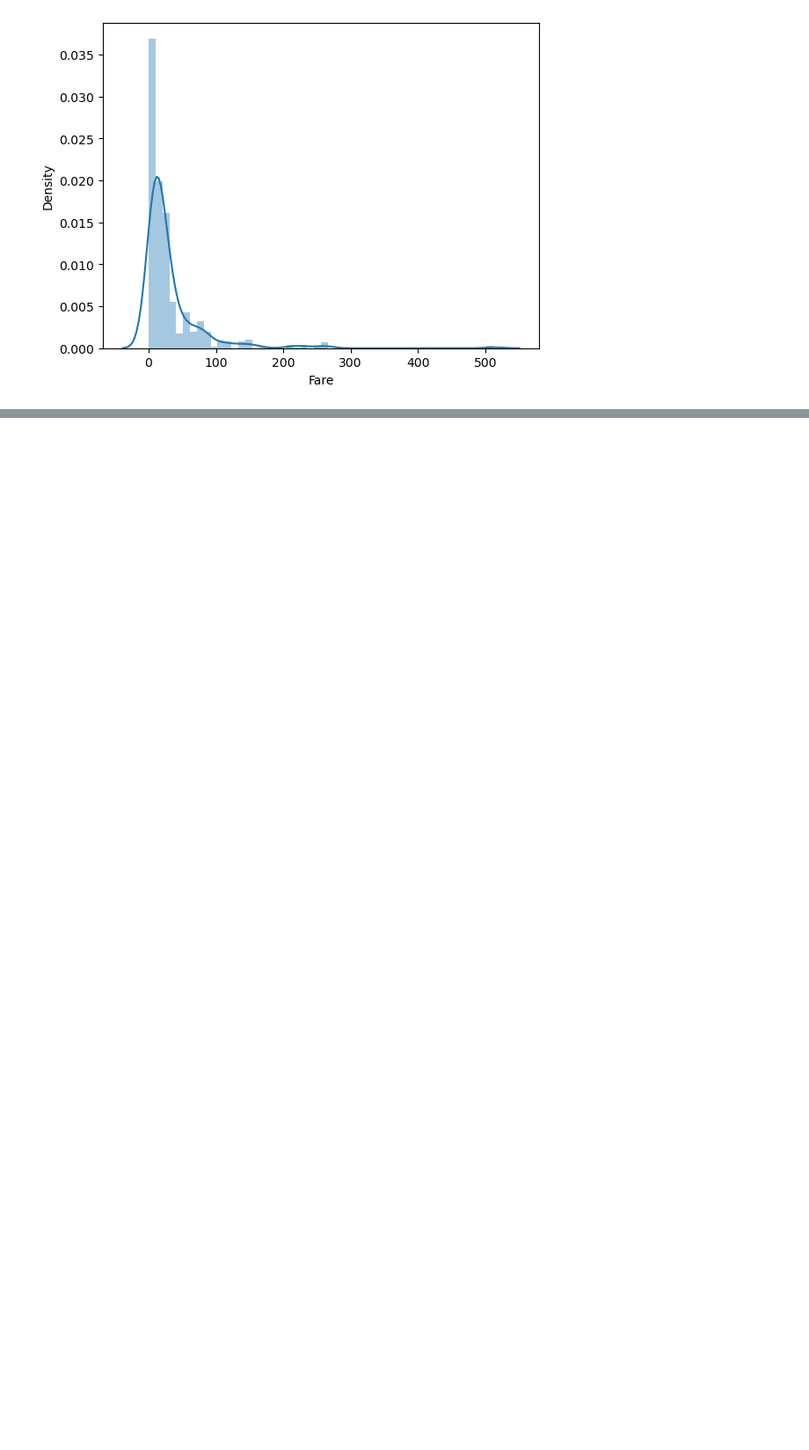
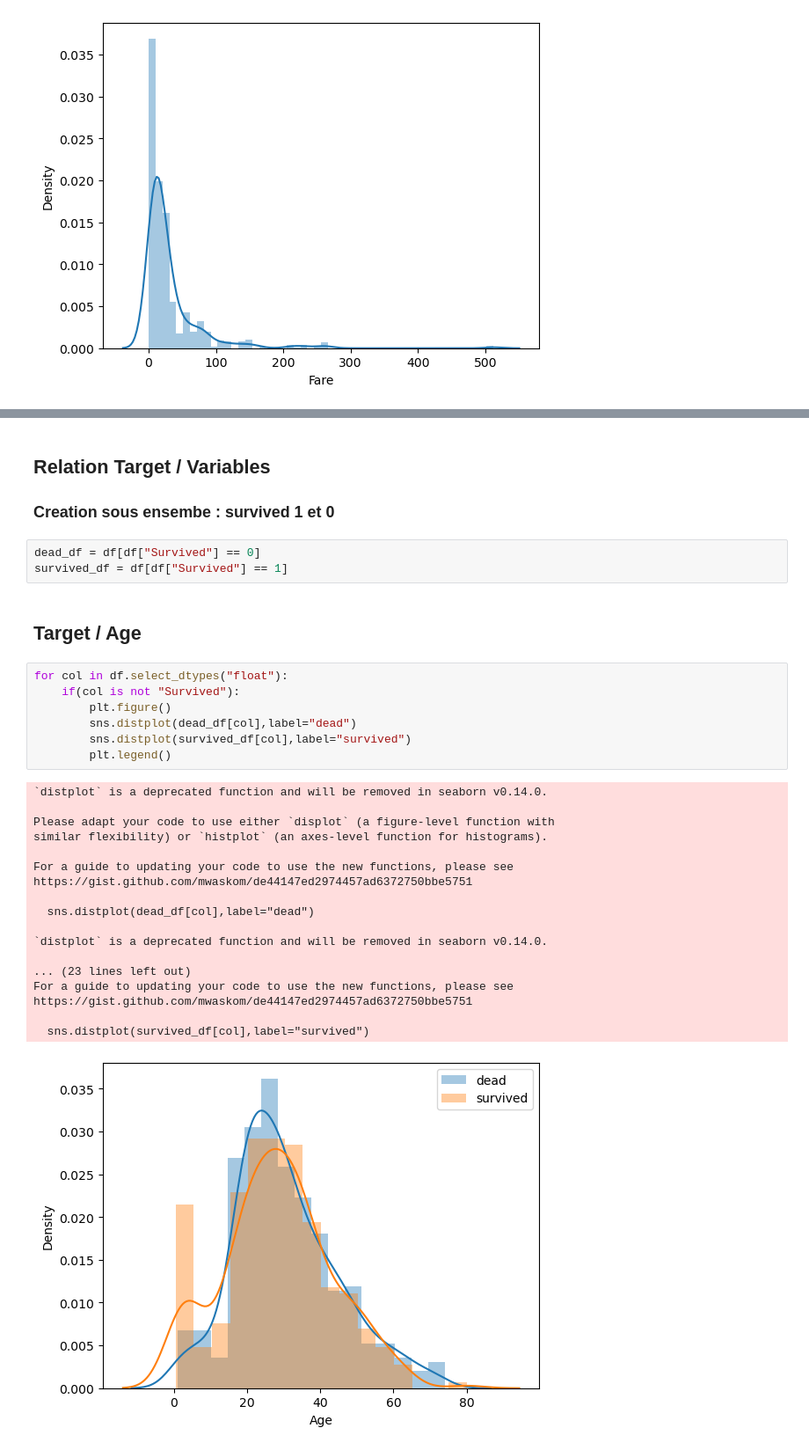
Before and after one commit to GhosTHaise/ml-titanic, a Jupyter notebook: EDA.ipynb, the cells around one changed output, grey strips where cells are left out. Shown at 88% size. Cells and saved outputs as stored; diff of their text form; blank space fills up the shorter version.

Commit message:
feat : variable dependance

```diff
--- a/EDA.ipynb
+++ b/EDA.ipynb
@@ -264,0 +284,34 @@ for col in df.select_dtypes("int"):
+# %% [markdown]
+## Relation Target / Variables
+### Creation sous ensembe : survived 1 et 0
+# %%
+dead_df = df[df["Survived"] == 0]
+survived_df = df[df["Survived"] == 1]
+# %% [markdown]
+## Target / Age
+# %%
+for col in df.select_dtypes("float"):
+    if(col is not "Survived"):
+        plt.figure()
+        sns.distplot(dead_df[col],label="dead")
+        sns.distplot(survived_df[col],label="survived")
+        plt.legend()
+# %% [output]
+`distplot` is a deprecated function and will be removed in seaborn v0.14.0.
+
+Please adapt your code to use either `displot` (a figure-level function with
+similar flexibility) or `histplot` (an axes-level function for histograms).
+
+For a guide to updating your code to use the new functions, please see
+https://gist.github.com/mwaskom/de44147ed2974457ad6372750bbe5751
+
+  sns.distplot(dead_df[col],label="dead")
+
+`distplot` is a deprecated function and will be removed in seaborn v0.14.0.
+
+... (23 lines left out)
+For a guide to updating your code to use the new functions, please see
+https://gist.github.com/mwaskom/de44147ed2974457ad6372750bbe5751
+
+  sns.distplot(survived_df[col],label="survived")
+[figure, added]
```
Also changed, not shown: parts of 12 cells of this notebook.
